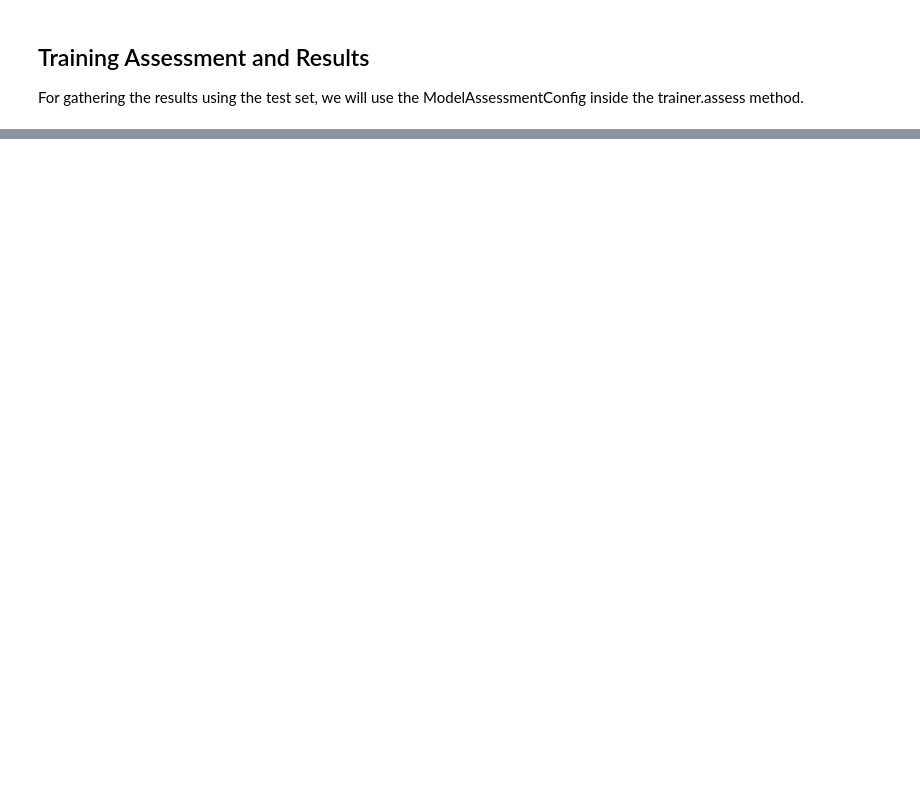
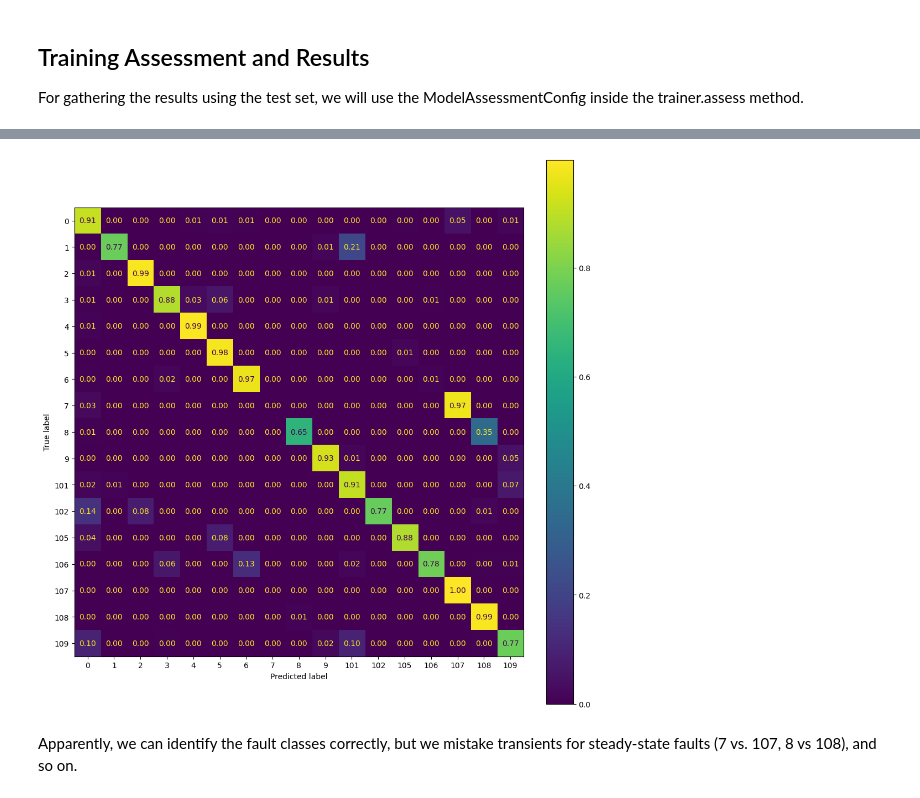
Before and after one commit to petrobras/3W, a Jupyter notebook: toolkit/demos/sklearn_models_examples.ipynb, the cells around one changed output, grey strips where cells are left out. Saved outputs shown, nothing was run; the diff lists cells and outputs as text; code cells hidden in the pictures; blank space fills up the shorter version.

Commit message:
wip: updated sklearn notebooks.

```diff
--- a/toolkit/demos/sklearn_models_examples.ipynb
+++ b/toolkit/demos/sklearn_models_examples.ipynb
@@ -64,20 +40,23 @@ ds_test = ParquetDatasetConfig(path=dataset_path, event_type=["drawn"]).build()
 # %%
-window_size = 128
+wavelet_level = 7
+window_size = 2**wavelet_level
 dataset_processor = TransformConfig(
-    pre_processing=SequentialPreprocessingAdapterConfig(
+    pre_processing=preprocessing.SequentialPreprocessingAdapterConfig(
         steps=[
-            CleanSignalsConfig(missing_column_threshold=0.65),
-            ImputeMissingConfig(),
-            NormalizeConfig(),
-            FillLabelsConfig(),
-            RemapClassConfig(),
+            preprocessing.CleanSignalsConfig(missing_column_threshold=0.65),
+            preprocessing.ImputeMissingConfig(),
+            preprocessing.NormalizeConfig(),
+            preprocessing.FillLabelsConfig(),
+            preprocessing.RemapClassConfig(),
         ]
     ),
-    feature_extraction=SequentialFeatureAdapterConfig(
+    feature_extraction=features.SequentialFeatureAdapterConfig(
         steps=[
-            WindowingConfig(window_size=window_size),
-            ConcatFeatureAdapterConfig(
-                steps=[StatisticalConfig(), EWStatisticalConfig(), WaveletConfig()]
+            features.WindowingConfig(window_size=window_size),
+            features.ConcatFeatureAdapterConfig(
+                steps=[features.StatisticalConfig(),
+                       features.EWStatisticalConfig(window_size=window_size),
+                       features.WaveletConfig(level=wavelet_level)]
             ),
         ]
     ),
@@ -87,6 +66,9 @@ dataset_processor.fit(ds_train)
 ds_train_transformed = dataset_processor.transform(ds_train)
 ds_val_transformed = dataset_processor.transform(ds_val)
 ds_test_transformed = dataset_processor.transform(ds_test)
+# %%
+# lets keep a reference for the label remapper so we can translate classes later
+label_mapper = dataset_processor.pre_processing_step.steps[4]
 # %% [markdown]
 ## Model Trainer Configurations
 
@@ -154,0 +157,15 @@ plt.legend()
+# %%
+from sklearn.metrics import ConfusionMatrixDisplay
+import matplotlib.pyplot as plt
+
+# recover the true labels!
+original_labels = [int(k) for k in label_mapper.class_map.keys()]
+
+fig, ax = plt.subplots(figsize=(10, 10), layout='constrained')
+ConfusionMatrixDisplay.from_predictions(results.true_values, results.predictions,
+                                        normalize='true', ax=ax, values_format='.2f',
+                                        display_labels=original_labels);
+# %% [output]
+[figure, added]
+# %% [markdown]
+Apparently, we can identify the fault classes correctly, but we mistake transients for steady-state faults (7 vs. 107, 8 vs 108), and so on.
```
Also changed, not shown: parts of 8 cells of this notebook, 1 other file.
